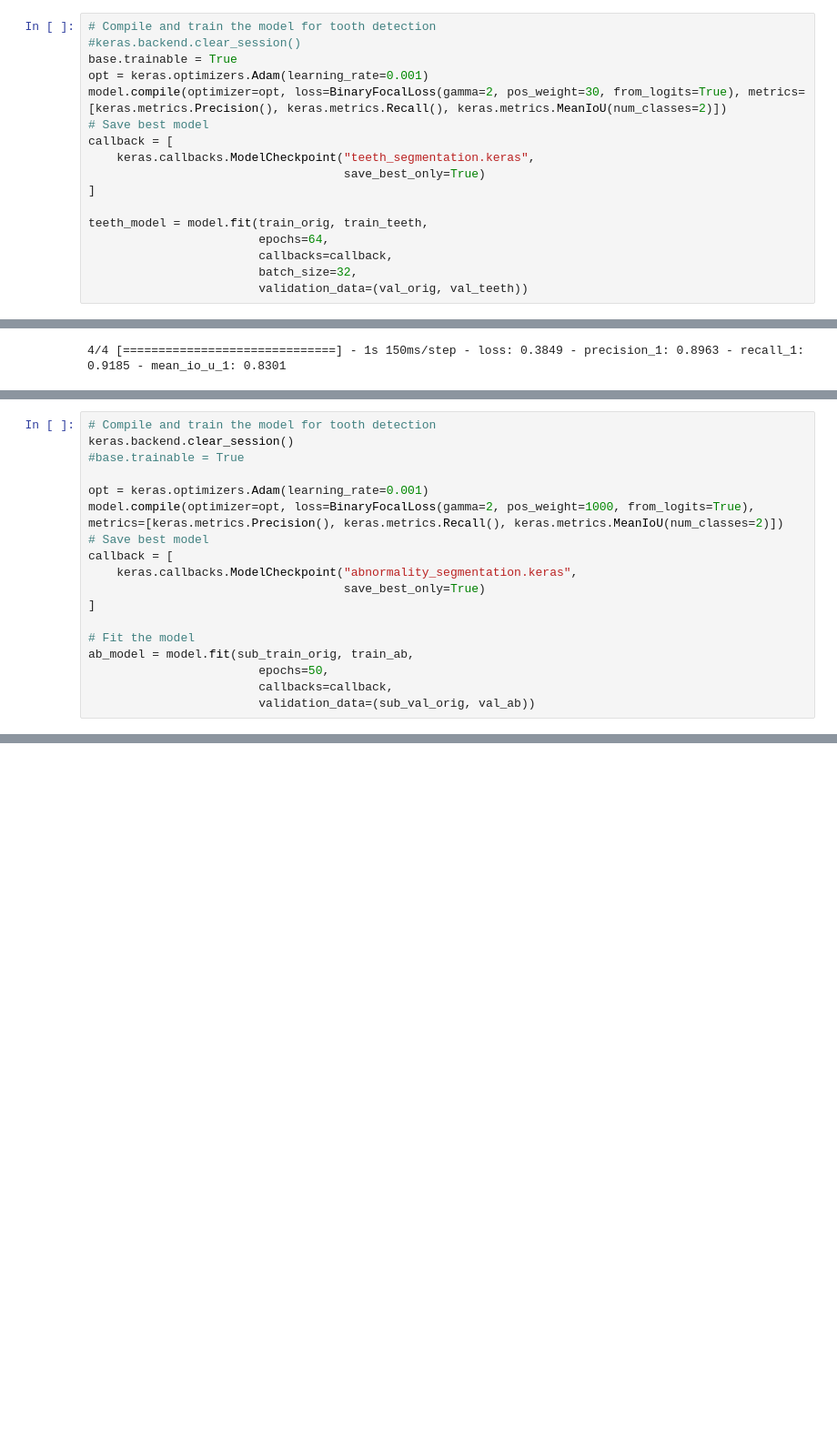
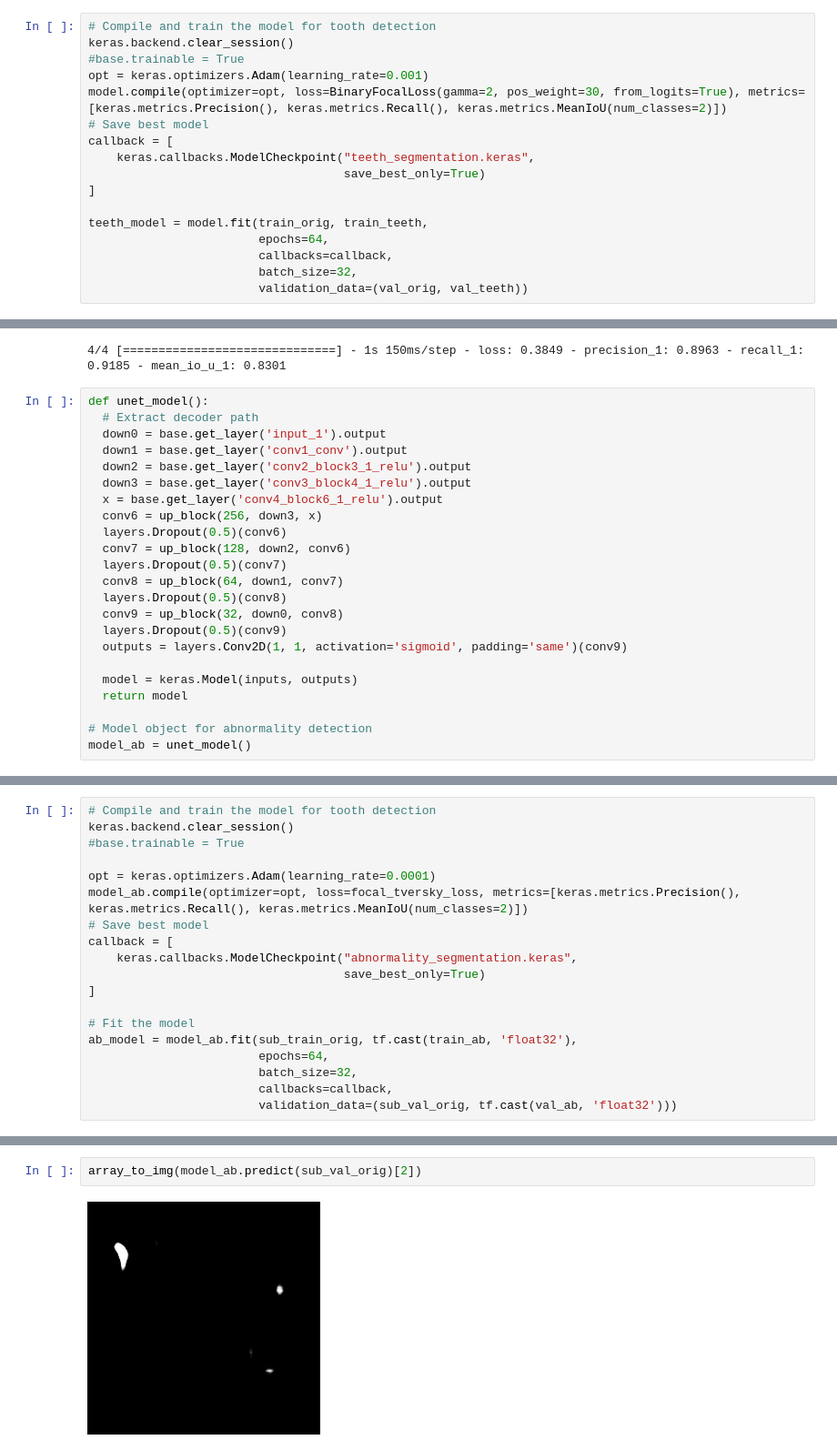
Before and after one commit to dmunger27/Movies_Plots_Analysis, a Jupyter notebook: Model_Training.ipynb, the cells around one changed output, grey strips where cells are left out. Shown: that part at 91% size. Saved outputs shown, nothing was run; the diff lists cells and outputs as text; blank space fills up the shorter version.

```diff
--- a/Model_Training.ipynb
+++ b/Model_Training.ipynb
@@ -156,8 +191,8 @@ model = unet_model()
 #model.summary()
 # %%
 # Compile and train the model for tooth detection
-#keras.backend.clear_session()
-base.trainable = True
+keras.backend.clear_session()
+#base.trainable = True
 opt = keras.optimizers.Adam(learning_rate=0.001)
 model.compile(optimizer=opt, loss=BinaryFocalLoss(gamma=2, pos_weight=30, from_logits=True), metrics=[keras.metrics.Precision(), keras.metrics.Recall(), keras.metrics.MeanIoU(num_classes=2)])
 # Save best model
@@ -192,3 +227,26 @@ plt.show()
 test_teeth_model = model.evaluate(test_orig, test_teeth)
 # %% [output]
 4/4 [==============================] - 1s 150ms/step - loss: 0.3849 - precision_1: 0.8963 - recall_1: 0.9185 - mean_io_u_1: 0.8301
+# %%
+def unet_model():
+  # Extract decoder path
+  down0 = base.get_layer('input_1').output
+  down1 = base.get_layer('conv1_conv').output
+  down2 = base.get_layer('conv2_block3_1_relu').output
+  down3 = base.get_layer('conv3_block4_1_relu').output
+  x = base.get_layer('conv4_block6_1_relu').output
+  conv6 = up_block(256, down3, x)
+  layers.Dropout(0.5)(conv6)
+  conv7 = up_block(128, down2, conv6)
+  layers.Dropout(0.5)(conv7)
+  conv8 = up_block(64, down1, conv7)
+  layers.Dropout(0.5)(conv8)
+  conv9 = up_block(32, down0, conv8)
+  layers.Dropout(0.5)(conv9)
+  outputs = layers.Conv2D(1, 1, activation='sigmoid', padding='same')(conv9)
+
+  model = keras.Model(inputs, outputs)
+  return model
+
+# Model object for abnormality detection
+model_ab = unet_model()
@@ -197,8 +288,8 @@ test_teeth_model = model.evaluate(test_orig, test_teeth)
 keras.backend.clear_session()
 #base.trainable = True
 
-opt = keras.optimizers.Adam(learning_rate=0.001)
-model.compile(optimizer=opt, loss=BinaryFocalLoss(gamma=2, pos_weight=1000, from_logits=True), metrics=[keras.metrics.Precision(), keras.metrics.Recall(), keras.metrics.MeanIoU(num_classes=2)])
+opt = keras.optimizers.Adam(learning_rate=0.0001)
+model_ab.compile(optimizer=opt, loss=focal_tversky_loss, metrics=[keras.metrics.Precision(), keras.metrics.Recall(), keras.metrics.MeanIoU(num_classes=2)])
 # Save best model
 callback = [
     keras.callbacks.ModelCheckpoint("abnormality_segmentation.keras",
@@ -206,7 +297,8 @@ callback = [
 ]
 
 # Fit the model
-ab_model = model.fit(sub_train_orig, train_ab,
-                        epochs=50,
+ab_model = model_ab.fit(sub_train_orig, tf.cast(train_ab, 'float32'),
+                        epochs=64,
+                        batch_size=32,
                         callbacks=callback,
-                        validation_data=(sub_val_orig, val_ab))
+                        validation_data=(sub_val_orig, tf.cast(val_ab, 'float32')))
@@ -223,0 +318,4 @@ plt.show()
+# %%
+array_to_img(model_ab.predict(sub_val_orig)[2])
+# %% [output]
+[figure, added]
```
Also changed, not shown: parts of 9 cells of this notebook.
